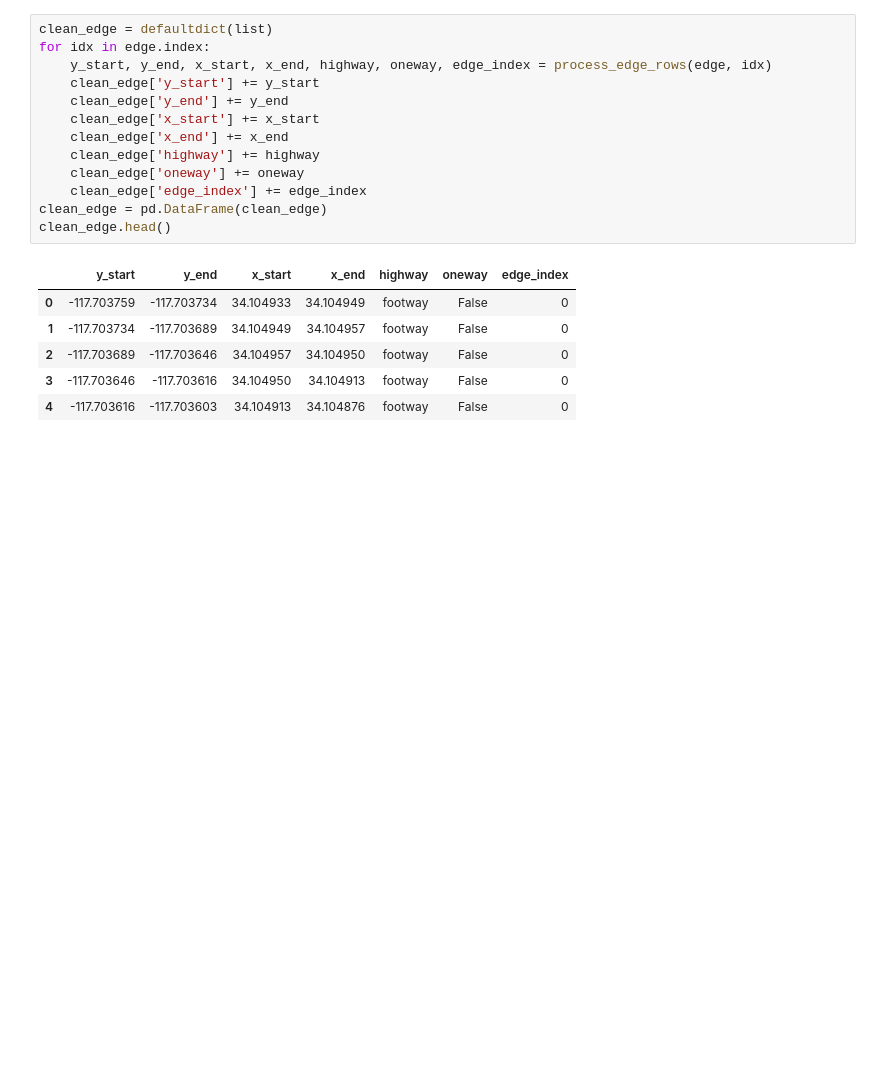
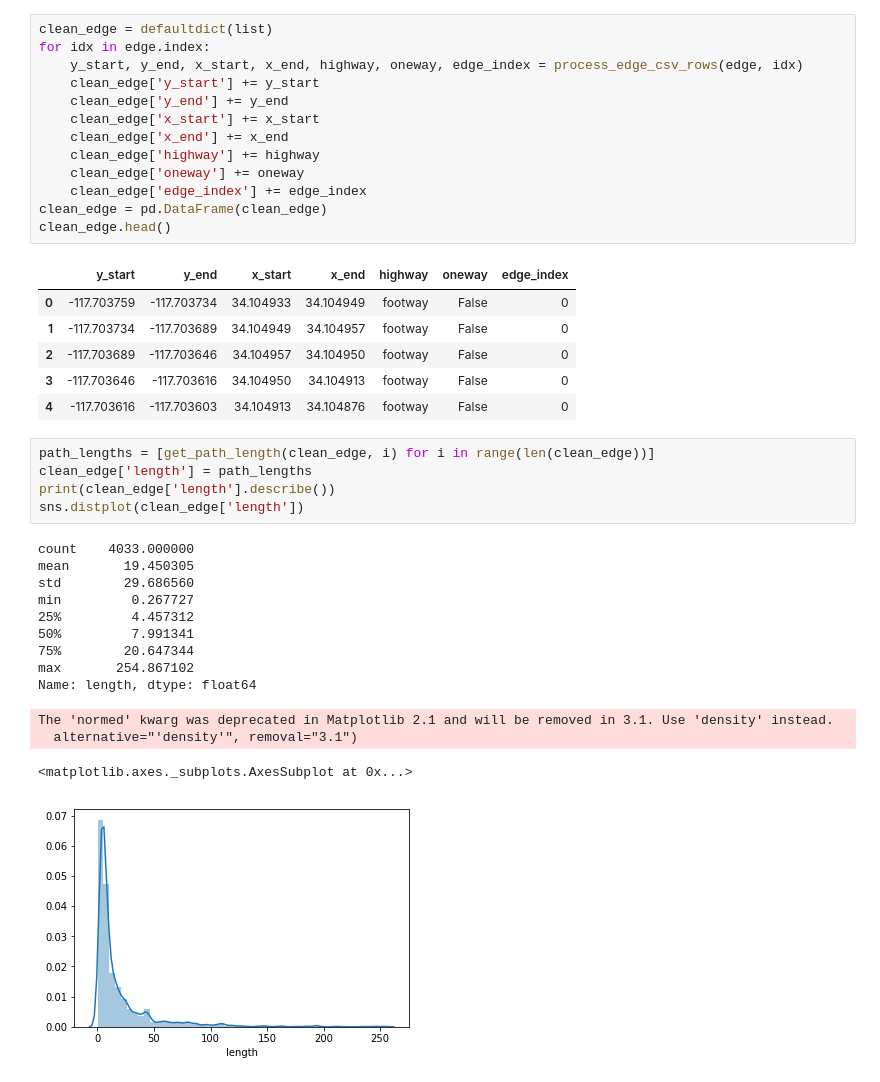
Before and after one commit to zihaoxu/accessibility_path_finding, a Jupyter notebook: 2-build/01-build-clean-edge.ipynb, the cells around one changed output. Drawn from its saved outputs; the diff is of its cells as text; blank space fills up the shorter version.

Commit message:
Clean edges and nodes

```diff
--- a/2-build/01-build-clean-edge.ipynb
+++ b/2-build/01-build-clean-edge.ipynb
@@ -39,7 +39,7 @@ process_edge_rows(edge, 1)
 # %%
 clean_edge = defaultdict(list)
 for idx in edge.index:
-    y_start, y_end, x_start, x_end, highway, oneway, edge_index = process_edge_rows(edge, idx)
+    y_start, y_end, x_start, x_end, highway, oneway, edge_index = process_edge_csv_rows(edge, idx)
     clean_edge['y_start'] += y_start
     clean_edge['y_end'] += y_end
     clean_edge['x_start'] += x_start
@@ -56,3 +56,22 @@ clean_edge.head()
 | 2 | -117.703689 | -117.703646 | 34.104957 | 34.104950 | footway | False | 0 |
 | 3 | -117.703646 | -117.703616 | 34.104950 | 34.104913 | footway | False | 0 |
 | 4 | -117.703616 | -117.703603 | 34.104913 | 34.104876 | footway | False | 0 |
+# %%
+path_lengths = [get_path_length(clean_edge, i) for i in range(len(clean_edge))]
+clean_edge['length'] = path_lengths
+print(clean_edge['length'].describe())
+sns.distplot(clean_edge['length'])
+# %% [output]
+count    4033.000000
+mean       19.450305
+std        29.686560
+min         0.267727
+25%         4.457312
+50%         7.991341
+75%        20.647344
+max       254.867102
+Name: length, dtype: float64
+The 'normed' kwarg was deprecated in Matplotlib 2.1 and will be removed in 3.1. Use 'density' instead.
+  alternative="'density'", removal="3.1")
+<matplotlib.axes._subplots.AxesSubplot at 0x...>
+[figure, added]
```
Also changed, not shown: parts of 7 cells of this notebook, 4 other files.
